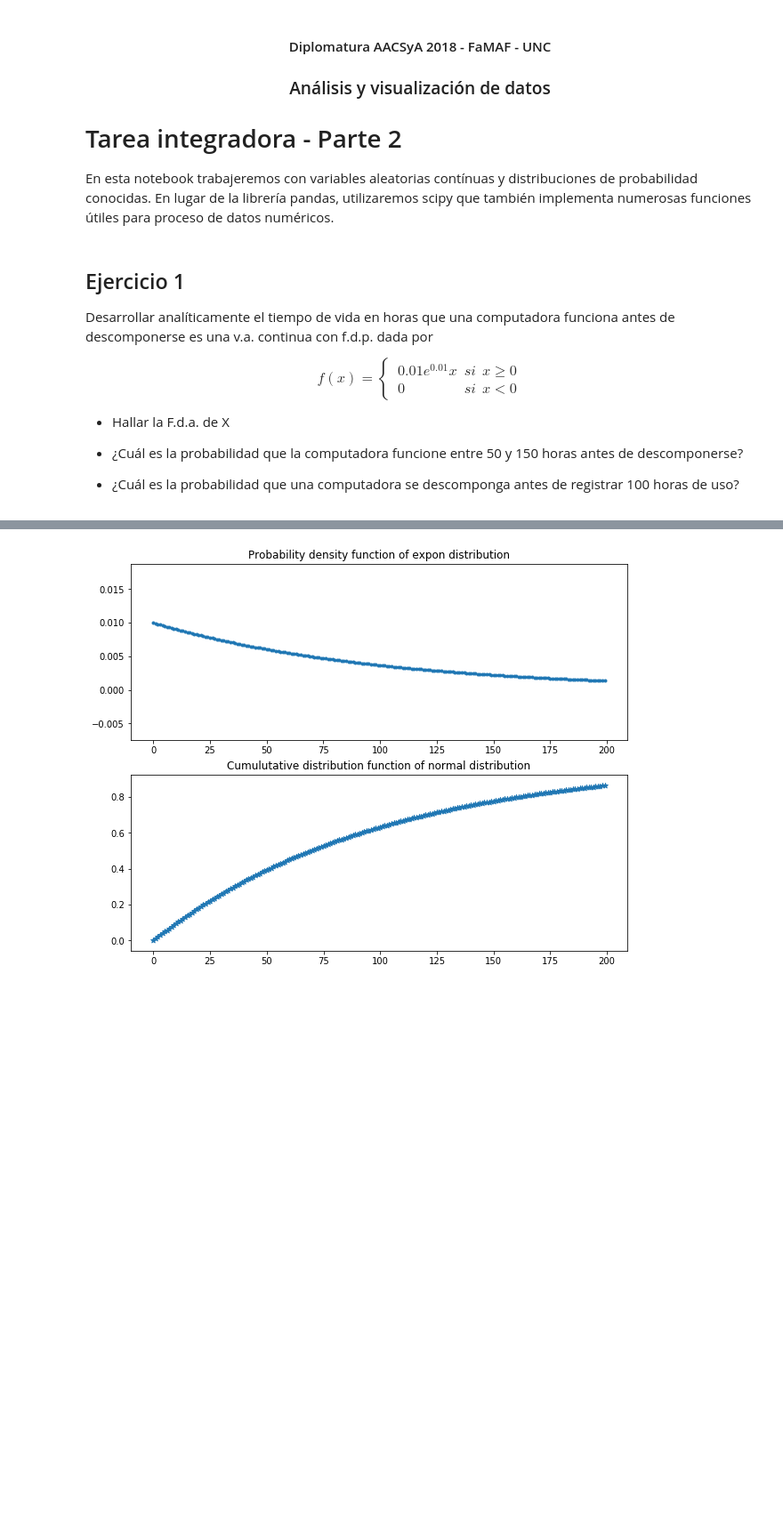
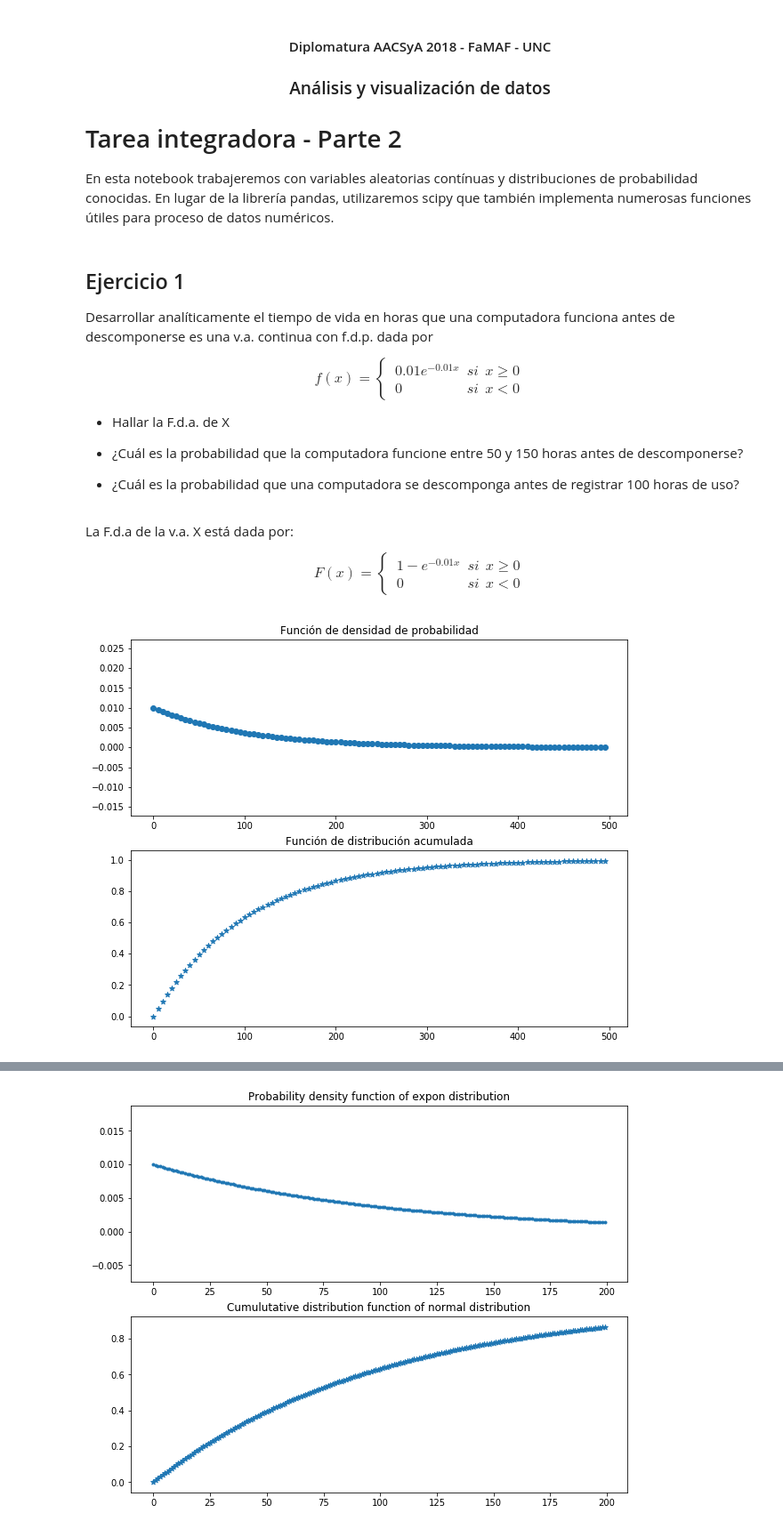
Before and after one commit to gonzigaran/DiploDatos2018, a Jupyter notebook: ayv/Tarea integradora - parte 2.ipynb, the cells around one changed output, grey strips where cells are left out. Shown at 89% size. Drawn from its saved outputs; the diff is of its cells as text; code cells hidden in the pictures; blank space fills up the shorter version.

```diff
--- a/ayv/Tarea integradora - parte 2.ipynb
+++ b/ayv/Tarea integradora - parte 2.ipynb
@@ -15,7 +15,7 @@ continua con f.d.p. dada por
 
 $$
 f ( x ) = \begin{cases}
-~~ 0.01e^{0.01}x & si ~~ x ≥ 0 \\
+~~ 0.01e^{-0.01x} & si ~~ x ≥ 0 \\
 ~~ 0 & si ~~ x<0
 \end{cases}
 $$
@@ -25,3 +25,35 @@ $$
 * ¿Cuál es la probabilidad que la computadora funcione entre 50 y 150 horas antes de descomponerse?
 
 * ¿Cuál es la probabilidad que una computadora se descomponga antes de registrar 100 horas de uso?
+# %% [markdown]
+La F.d.a de la v.a. X está dada por:
+
+$$
+F ( x ) = \begin{cases}
+~~ 1 - e^{-0.01x} & si ~~ x ≥ 0 \\
+~~ 0 & si ~~ x<0
+\end{cases}
+$$
+# %%
+%matplotlib inline
+import matplotlib
+import matplotlib.pyplot as plt
+import numpy as np
+matplotlib.rcParams['figure.figsize'] = 10, 8
+from scipy.stats import expon
+
+distribucion = expon(scale=100)
+f = distribucion.pdf
+F = distribucion.cdf
+x=np.arange(0, 500, 5)
+
+plt.subplot(211)
+matplotlib.pyplot.scatter(x,f(x))
+plt.title('Función de densidad de probabilidad')
+plt.subplot(212)
+matplotlib.pyplot.scatter(x,F(x),marker = '*')
+plt.title('Función de distribución acumulada')
+
+plt.show()
+# %% [output]
+[figure, added]
```
Also changed, not shown: parts of 5 cells of this notebook.
